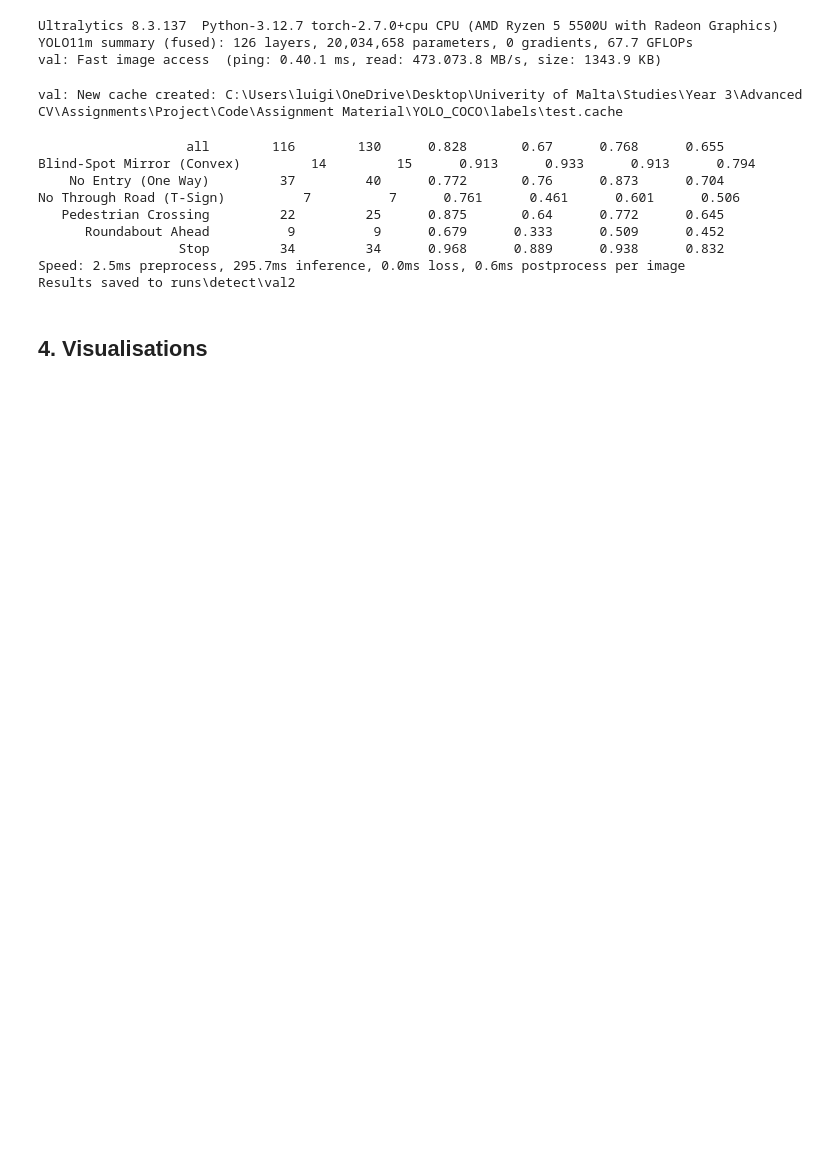
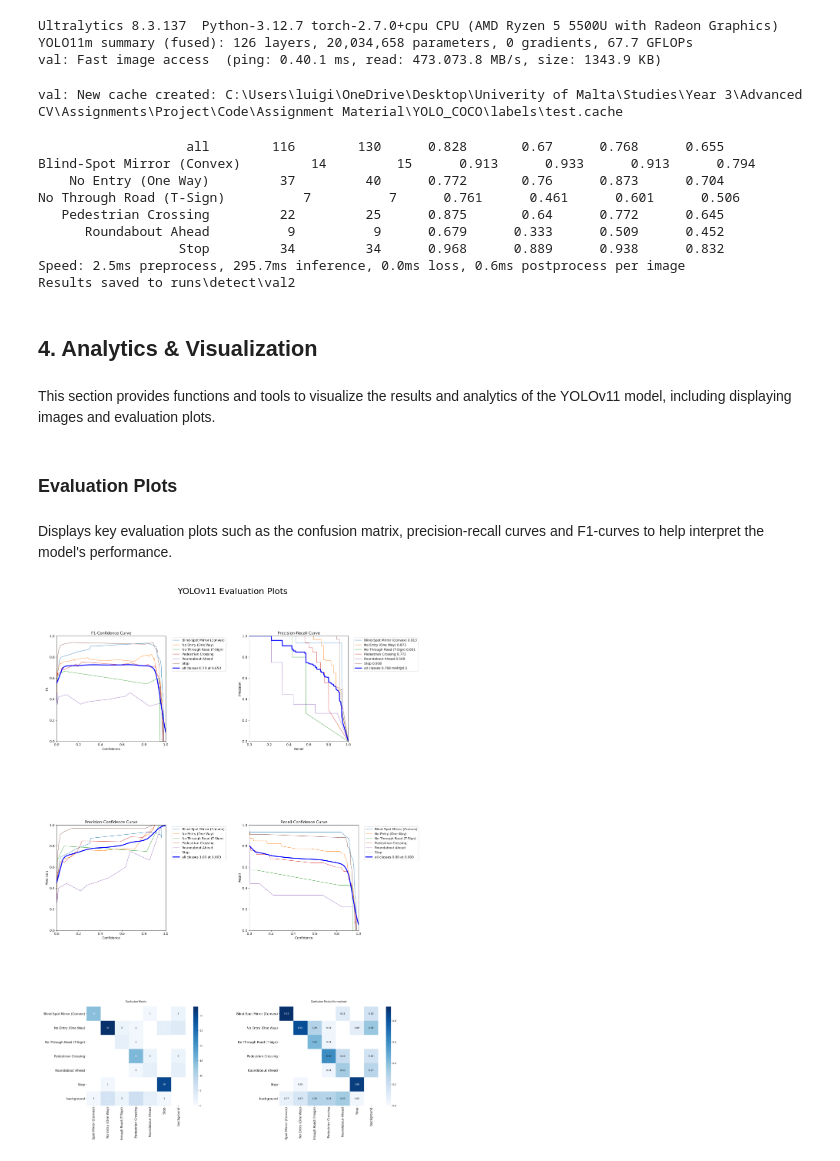
Before and after one commit to liv0ri/Computer-Vision-2, a Jupyter notebook: 2a_yolov11_luigi_camilleri.ipynb, the cells around one changed output. Drawn from its saved outputs; the diff is of its cells as text; code cells hidden in the pictures; blank space fills up the shorter version.

Commit message:
Add first draft of 2a_yolov11_luigi_camilleri.ipynb

```diff
--- a/2a_yolov11_luigi_camilleri.ipynb
+++ b/2a_yolov11_luigi_camilleri.ipynb
@@ -107,4 +114,6 @@ No Through Road (T-Sign)          7          7      0.761      0.461      0.601
 Speed: 2.5ms preprocess, 295.7ms inference, 0.0ms loss, 0.6ms postprocess per image
 Results saved to runs\detect\val2
 # %% [markdown]
-## 4. Visualisations
+## 4. Analytics & Visualization
+# %% [markdown]
+This section provides functions and tools to visualize the results and analytics of the YOLOv11 model, including displaying images and evaluation plots.
@@ -110,0 +168,17 @@ Results saved to runs\detect\val2
+# %% [markdown]
+### Evaluation Plots
+# %% [markdown]
+Displays key evaluation plots such as the confusion matrix, precision-recall curves and F1-curves to help interpret the model's performance.
+# %%
+plot_patterns = (
+    'confusion_matrix*.png',
+    '*curve*.png',
+)
+
+show_images_from_folder(
+    val_dir,
+    title='YOLOv11 Evaluation Plots',
+    patterns=plot_patterns
+)
+# %% [output]
+[figure, added]
```
Also changed, not shown: parts of 7 cells of this notebook.
